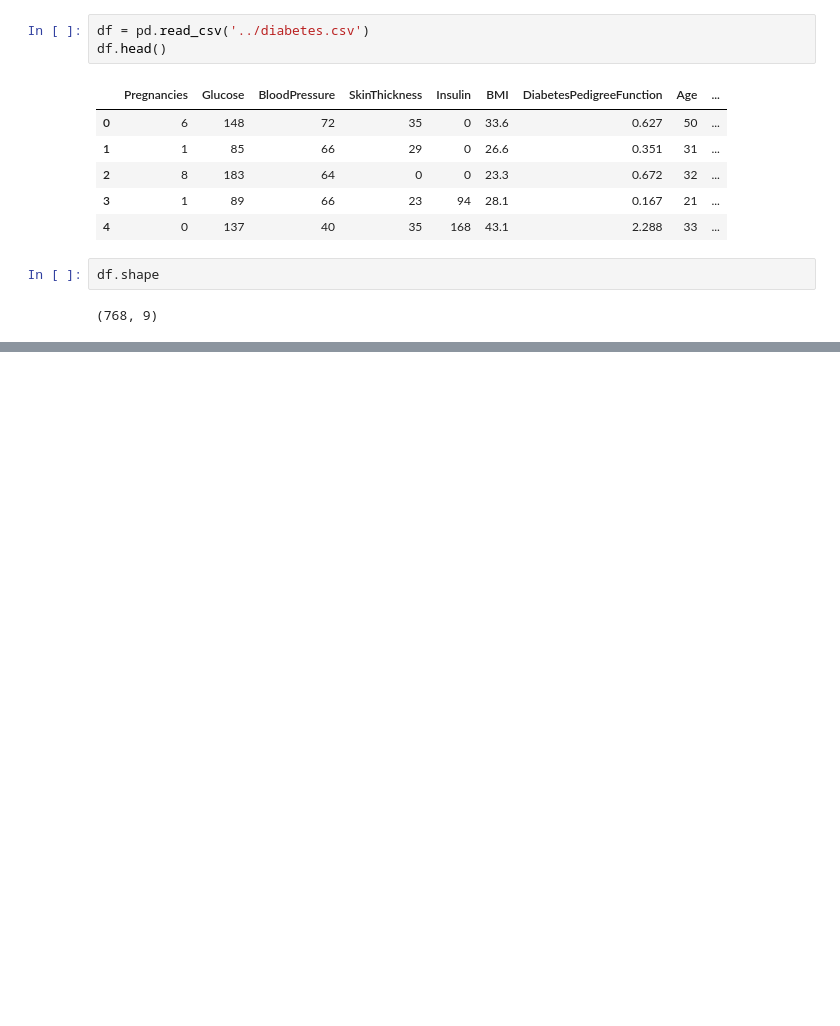
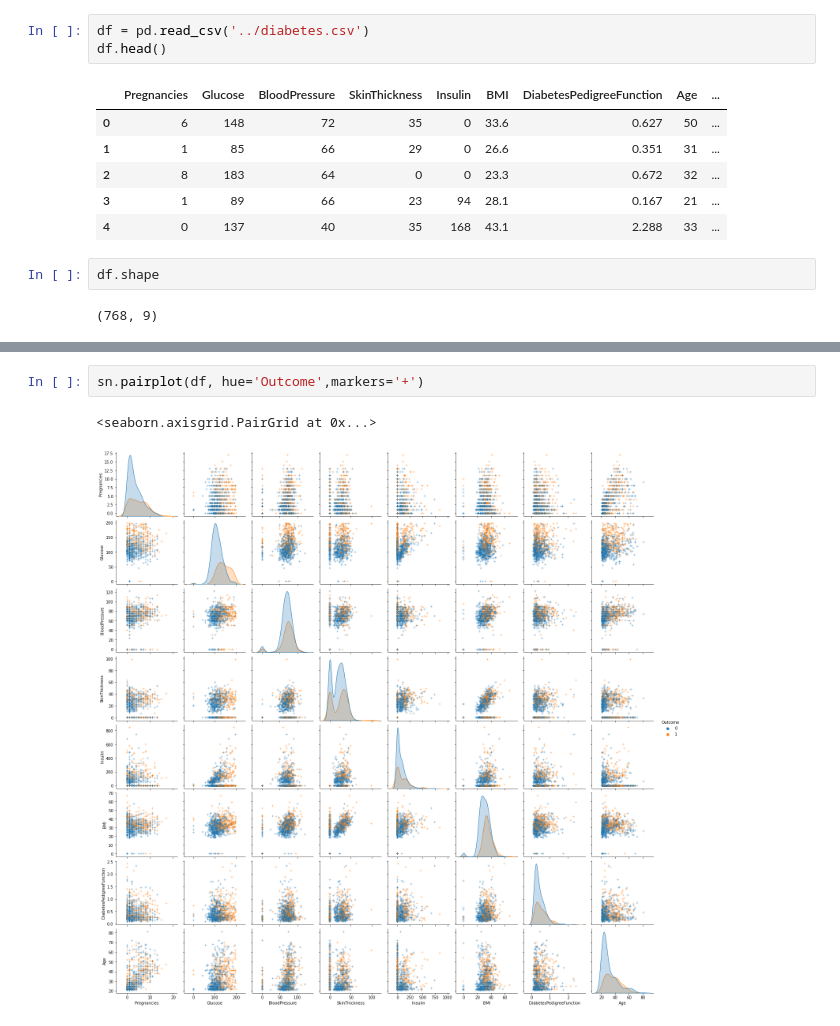
Before and after one commit to ParnaSaeidpour/Diabetes-Prediction, a Jupyter notebook: Diabets.ipynb, the cells around one changed output, grey strips where cells are left out. Saved outputs shown, nothing was run; the diff lists cells and outputs as text; blank space fills up the shorter version.

```diff
--- a/Diabets.ipynb
+++ b/Diabets.ipynb
@@ -28,3 +50,8 @@ df.describe()
 | 50% | 3.000000 | 117.000000 | 72.000000 | 23.000000 | 30.500000 | 32.000000 | 0.372500 | 29.000000 | ... |
 | 75% | 6.000000 | 140.250000 | 80.000000 | 32.000000 | 127.250000 | 36.600000 | 0.626250 | 41.000000 | ... |
 | max | 17.000000 | 199.000000 | 122.000000 | 99.000000 | 846.000000 | 67.100000 | 2.420000 | 81.000000 | ... |
+# %%
+sn.pairplot(df, hue='Outcome',markers='+')
+# %% [output]
+<seaborn.axisgrid.PairGrid at 0x...>
+[figure, added]
```
Also changed, not shown: parts of 3 cells of this notebook.
